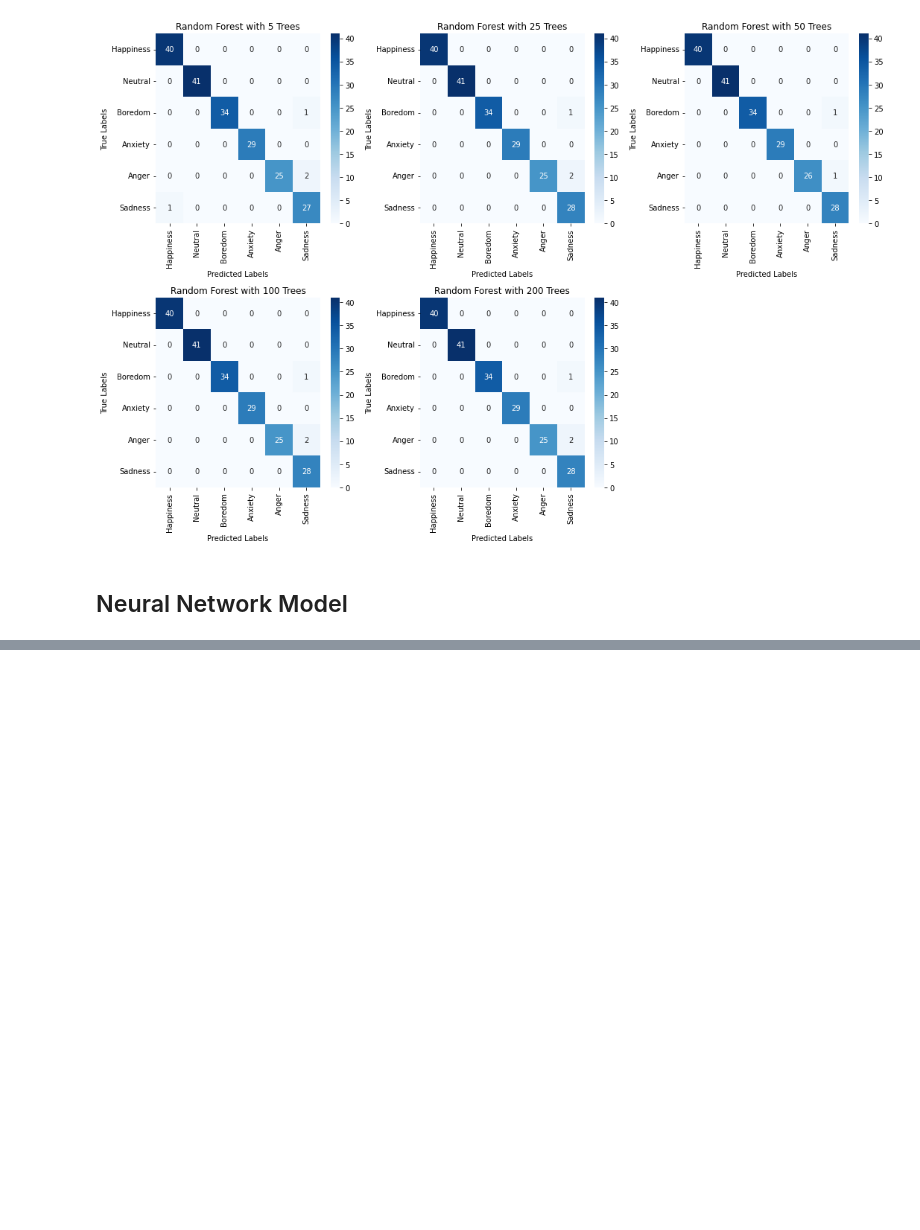
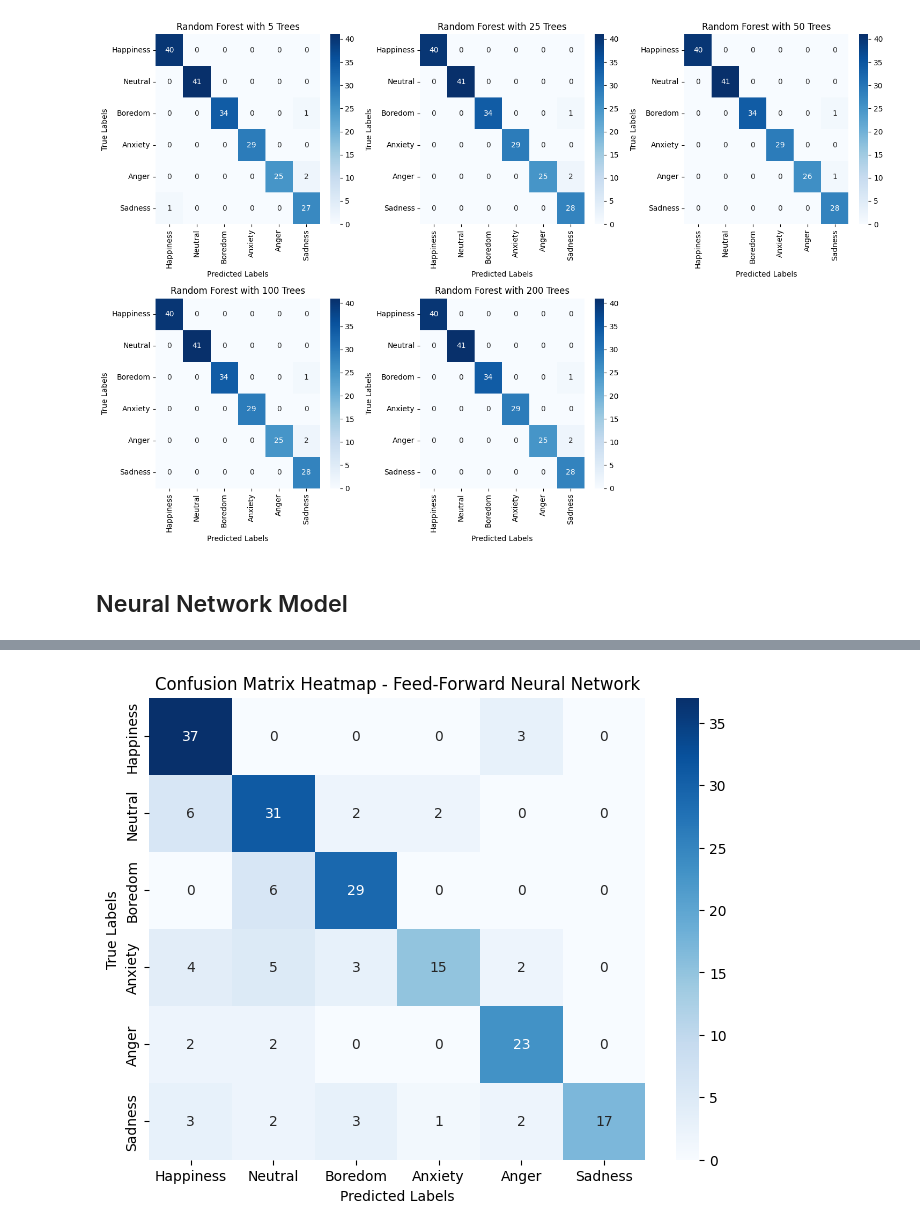
Before and after one commit to PataBasket/SocialMedia_EmotionalState, a Jupyter notebook: DSFinal2600220326-9.ipynb, the cells around one changed output, grey strips where cells are left out. Cells and saved outputs as stored; diff of their text form; code cells hidden in the pictures; blank space fills up the shorter version.

Commit message:
feat: :rocket: implementation of confusion matrix for feed-forward neural network model

```diff
--- a/DSFinal2600220326-9.ipynb
+++ b/DSFinal2600220326-9.ipynb
@@ -417,0 +419,17 @@ weighted avg       0.70      0.66      0.65       200
+# %%
+# Generate the confusion matrix
+conf_matrix_tf = confusion_matrix(y_test, predicted_labels)
+
+# Define the labels for the indices
+labels = ['Happiness', 'Neutral', 'Boredom', 'Anxiety', 'Anger', 'Sadness']
+
+# Create the heatmap with the correct labels
+plt.figure(figsize=(8, 6))
+sns.heatmap(conf_matrix_tf, annot=True, fmt='d', cmap='Blues',
+            xticklabels=labels, yticklabels=labels)
+plt.xlabel('Predicted Labels')
+plt.ylabel('True Labels')
+plt.title('Confusion Matrix Heatmap - Feed-Forward Neural Network')
+plt.show()
+# %% [output]
+[figure, added]
```
Also changed, not shown: parts of 8 cells of this notebook.
